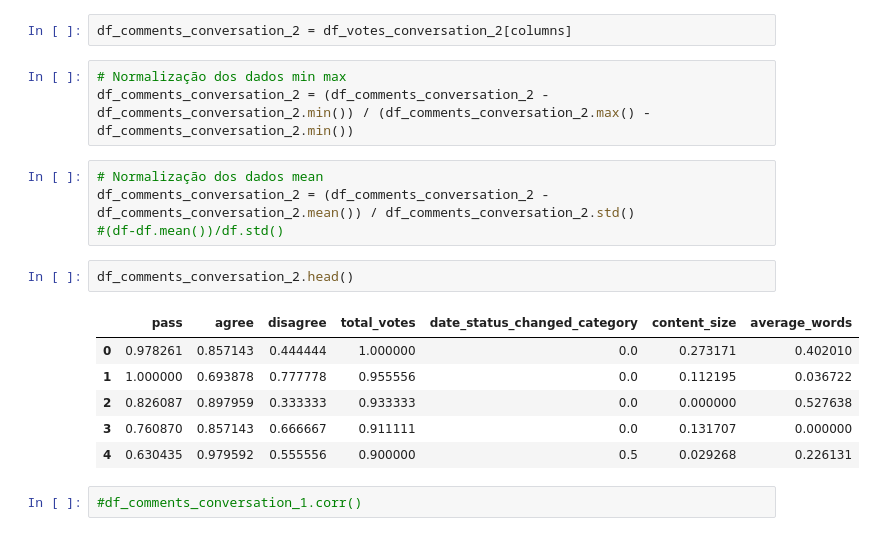
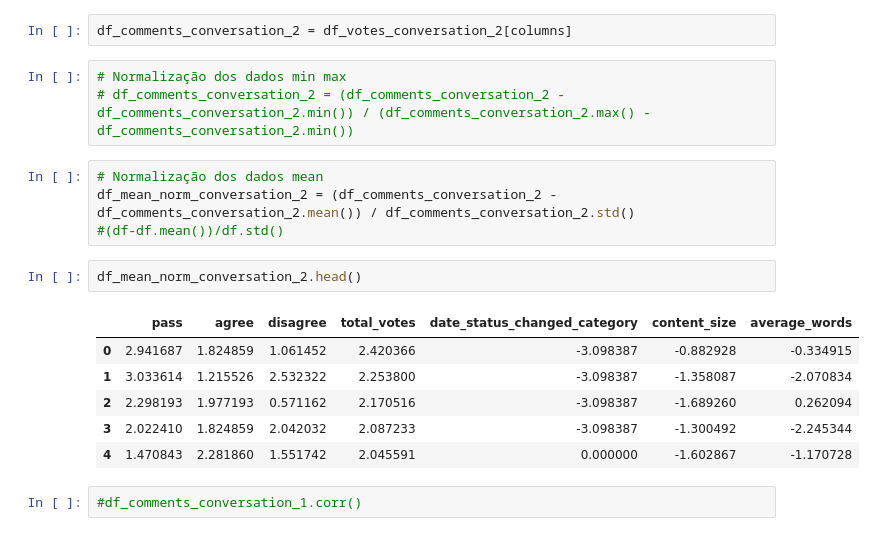
Before and after one commit to naiieandrade/tcc-studies, a Jupyter notebook: tcc2/analise-geral-dataset.ipynb, the cells around one changed output. Cells and saved outputs as stored; diff of their text form.

```diff
--- a/tcc2/analise-geral-dataset.ipynb
+++ b/tcc2/analise-geral-dataset.ipynb
@@ -1847,20 +1837,20 @@ Index(['comment', 'pass', 'agree', 'disagree', 'total_votes', 'id', 'created',
 df_comments_conversation_2 = df_votes_conversation_2[columns]
 # %%
 # Normalização dos dados min max
-df_comments_conversation_2 = (df_comments_conversation_2 - df_comments_conversation_2.min()) / (df_comments_conversation_2.max() - df_comments_conversation_2.min())
+# df_comments_conversation_2 = (df_comments_conversation_2 - df_comments_conversation_2.min()) / (df_comments_conversation_2.max() - df_comments_conversation_2.min())
 # %%
 # Normalização dos dados mean
-df_comments_conversation_2 = (df_comments_conversation_2 - df_comments_conversation_2.mean()) / df_comments_conversation_2.std()
+df_mean_norm_conversation_2 = (df_comments_conversation_2 - df_comments_conversation_2.mean()) / df_comments_conversation_2.std()
 #(df-df.mean())/df.std()
 # %%
-df_comments_conversation_2.head()
+df_mean_norm_conversation_2.head()
 # %% [output]
 |  | pass | agree | disagree | total_votes | date_status_changed_category | content_size | average_words |
-| 0 | 0.978261 | 0.857143 | 0.444444 | 1.000000 | 0.0 | 0.273171 | 0.402010 |
-| 1 | 1.000000 | 0.693878 | 0.777778 | 0.955556 | 0.0 | 0.112195 | 0.036722 |
-| 2 | 0.826087 | 0.897959 | 0.333333 | 0.933333 | 0.0 | 0.000000 | 0.527638 |
-| 3 | 0.760870 | 0.857143 | 0.666667 | 0.911111 | 0.0 | 0.131707 | 0.000000 |
-| 4 | 0.630435 | 0.979592 | 0.555556 | 0.900000 | 0.5 | 0.029268 | 0.226131 |
+| 0 | 2.941687 | 1.824859 | 1.061452 | 2.420366 | -3.098387 | -0.882928 | -0.334915 |
+| 1 | 3.033614 | 1.215526 | 2.532322 | 2.253800 | -3.098387 | -1.358087 | -2.070834 |
+| 2 | 2.298193 | 1.977193 | 0.571162 | 2.170516 | -3.098387 | -1.689260 | 0.262094 |
+| 3 | 2.022410 | 1.824859 | 2.042032 | 2.087233 | -3.098387 | -1.300492 | -2.245344 |
+| 4 | 1.470843 | 2.281860 | 1.551742 | 2.045591 | 0.000000 | -1.602867 | -1.170728 |
 # %%
 #df_comments_conversation_1.corr()
 # %%
```
Also changed, not shown: parts of 35 cells of this notebook.
